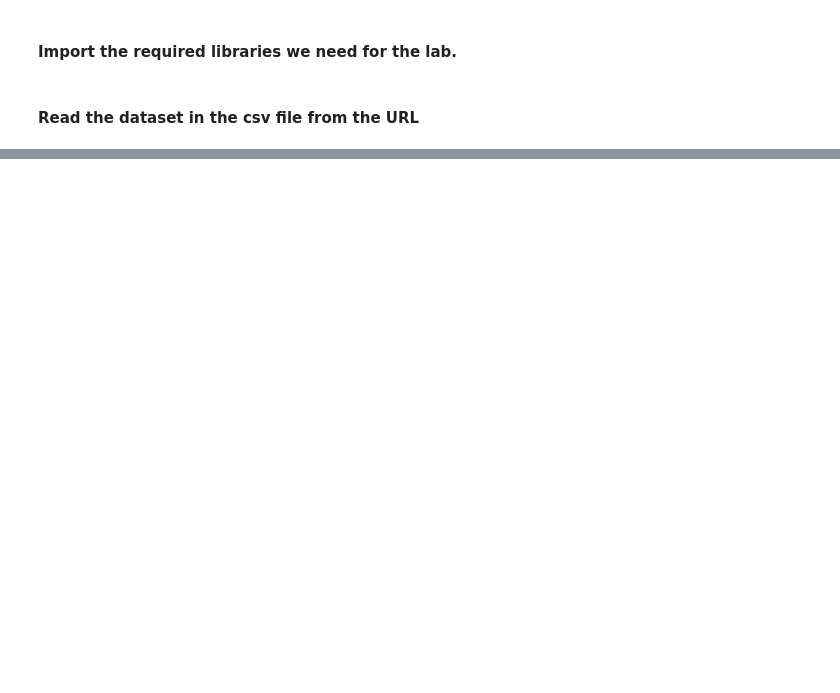
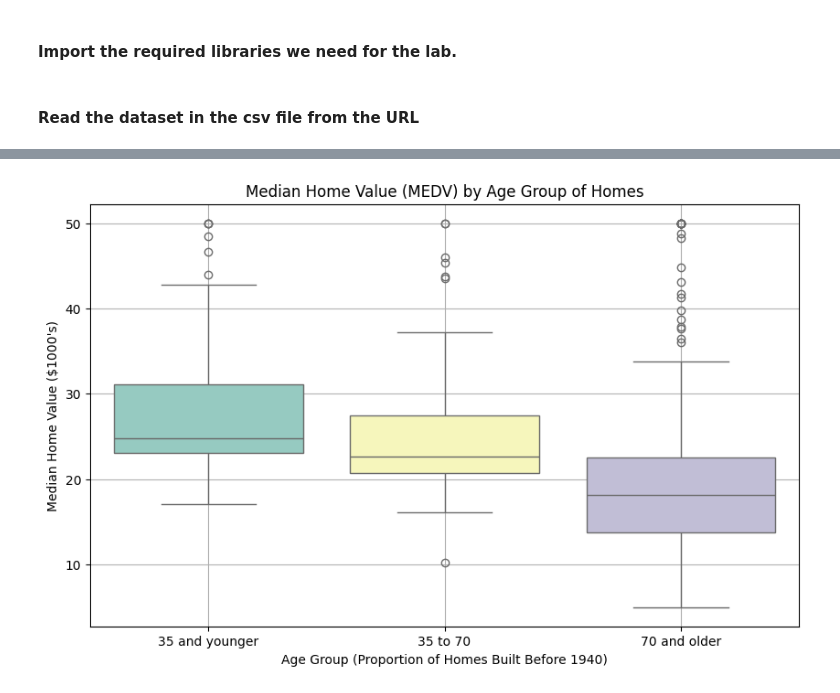
Before and after one commit to divanramadhan/Jupyter-Notebook, a Jupyter notebook: Optional_Peer_Graded_Assignment.jupyterlite.ipynb, the cells around one changed output, grey strips where cells are left out. Cells and saved outputs as stored; diff of their text form; code cells hidden in the pictures; blank space fills up the shorter version.

```diff
--- a/Optional_Peer_Graded_Assignment.jupyterlite.ipynb
+++ b/Optional_Peer_Graded_Assignment.jupyterlite.ipynb
@@ -42,0 +119,17 @@ plt.show()
+# %%
+# Discretize AGE into three groups
+boston_df['AGE_group'] = pd.cut(boston_df['AGE'],
+                                bins=[0, 35, 70, 100],
+                                labels=['35 and younger', '35 to 70', '70 and older'],
+                                include_lowest=True)
+
+# Boxplot for MEDV vs AGE_group
+plt.figure(figsize=(10, 6))
+sns.boxplot(x='AGE_group', y='MEDV', hue='AGE_group', data=boston_df, palette='Set3', legend=False)
+plt.title('Median Home Value (MEDV) by Age Group of Homes')
+plt.xlabel('Age Group (Proportion of Homes Built Before 1940)')
+plt.ylabel('Median Home Value ($1000\'s)')
+plt.grid(True)
+plt.show()
+# %% [output]
+[figure, added]
```
Also changed, not shown: parts of 17 cells of this notebook.
